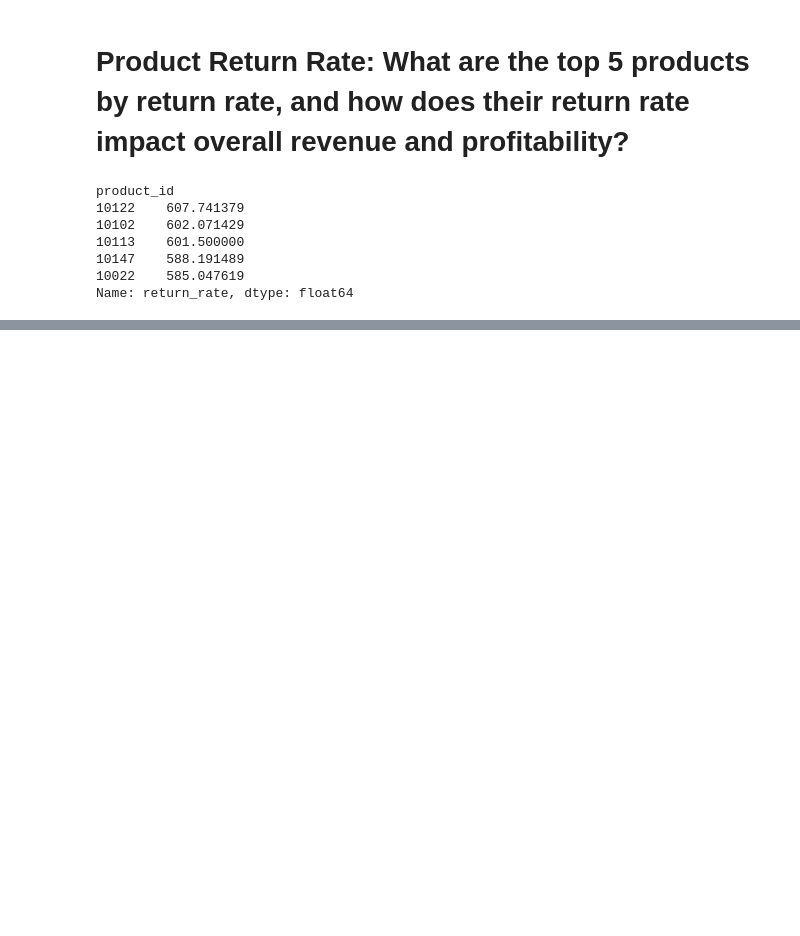
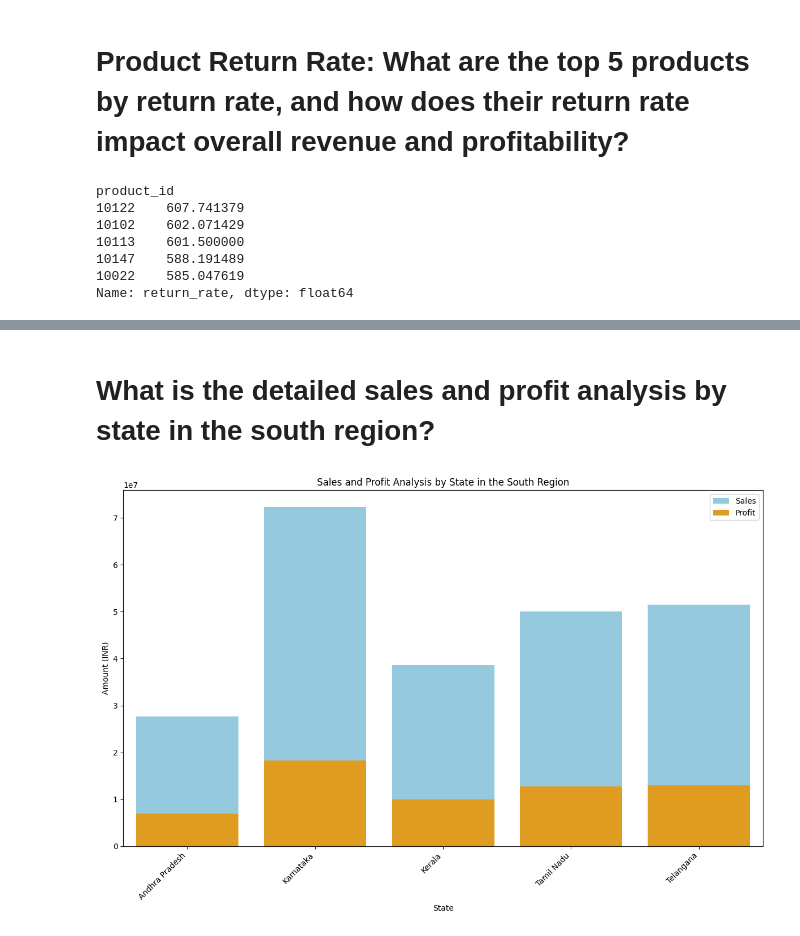
Before and after one commit to qazifabiahoq/SalesDataAnalysis_FMCG, a Jupyter notebook: SalesDataFMCG.ipynb, the cells around one changed output, grey strips where cells are left out. Cells and saved outputs as stored; diff of their text form; code cells hidden in the pictures; blank space fills up the shorter version.

```diff
--- a/SalesDataFMCG.ipynb
+++ b/SalesDataFMCG.ipynb
@@ -767,0 +938,23 @@ What is our sales and Average Discount by subcategory in the south?
+# %% [markdown]
+# What is the detailed sales and profit analysis by state in the south region?
+# %%
+
+# Filter the data for the south region
+south_region_data = df[df['region'] == 'South']
+
+# Group the data by state and calculate total sales and profit for each
+state_sales_profit = south_region_data.groupby('state')[['sales', 'profit']].sum().reset_index()
+
+# Plotting the grouped bar chart
+plt.figure(figsize=(12, 8))
+sns.barplot(x='state', y='sales', data=state_sales_profit, color='skyblue', label='Sales')
+sns.barplot(x='state', y='profit', data=state_sales_profit, color='orange', label='Profit')
+plt.title('Sales and Profit Analysis by State in the South Region')
+plt.xlabel('State')
+plt.ylabel('Amount (INR)')
+plt.xticks(rotation=45, ha='right')
+plt.legend()
+plt.tight_layout()
+plt.show()
+# %% [output]
+[figure, added]
```
Also changed, not shown: parts of 40 cells of this notebook.
